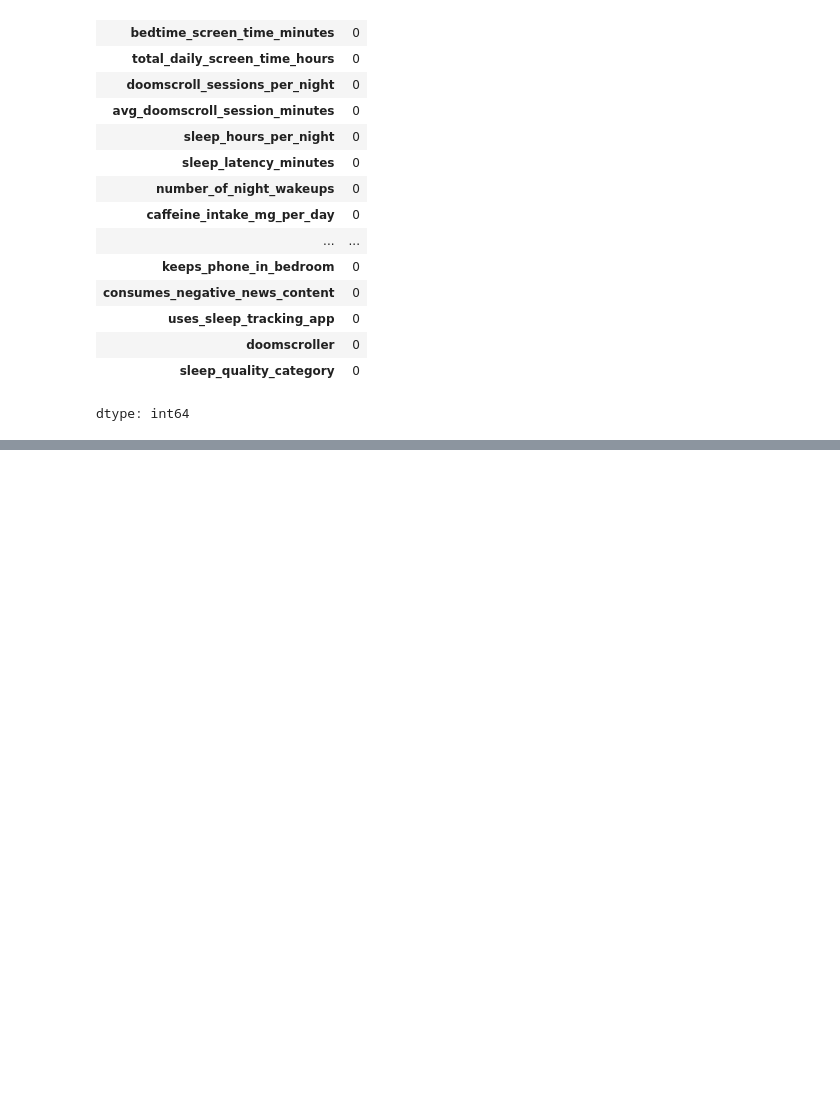
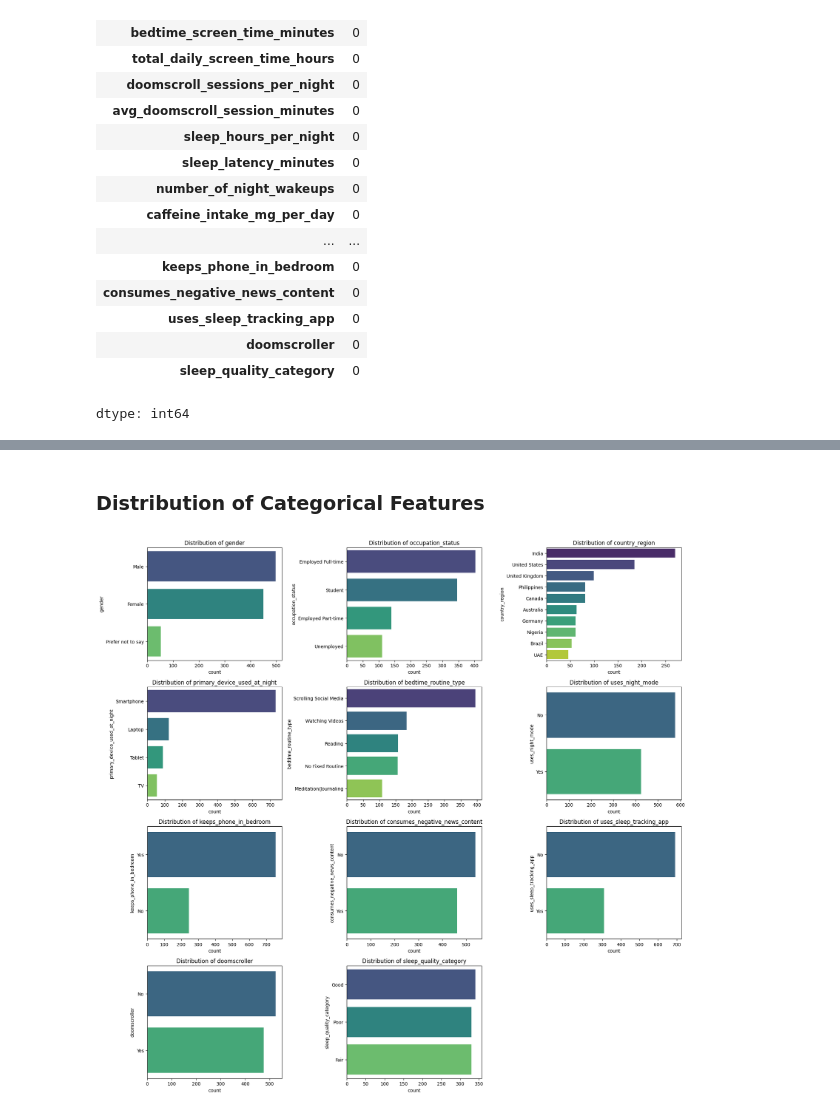
Before and after one commit to kxrrym03/Sleep-Doomscrolling-Habits, a Jupyter notebook: Sleep_&_Doomscrolling.ipynb, the cells around one changed output, grey strips where cells are left out. Cells and saved outputs as stored; diff of their text form; code cells hidden in the pictures; blank space fills up the shorter version.

```diff
--- a/Sleep_&_Doomscrolling.ipynb
+++ b/Sleep_&_Doomscrolling.ipynb
@@ -157,0 +174,16 @@ dtype: int64
+# %% [markdown]
+### Distribution of Categorical Features
+# %%
+categorical_cols = df.select_dtypes(include='object').columns.tolist()
+
+categorical_cols.remove('respondent_id')
+
+plt.figure(figsize=(18, 25))
+for i, col in enumerate(categorical_cols):
+    plt.subplot(6, 3, i + 1)
+    sns.countplot(data=df, y=col, order=df[col].value_counts().index, palette='viridis')
+    plt.title(f'Distribution of {col}')
+    plt.tight_layout()
+plt.show()
+# %% [output]
+[figure, added]
```
Also changed, not shown: parts of 12 cells of this notebook.
